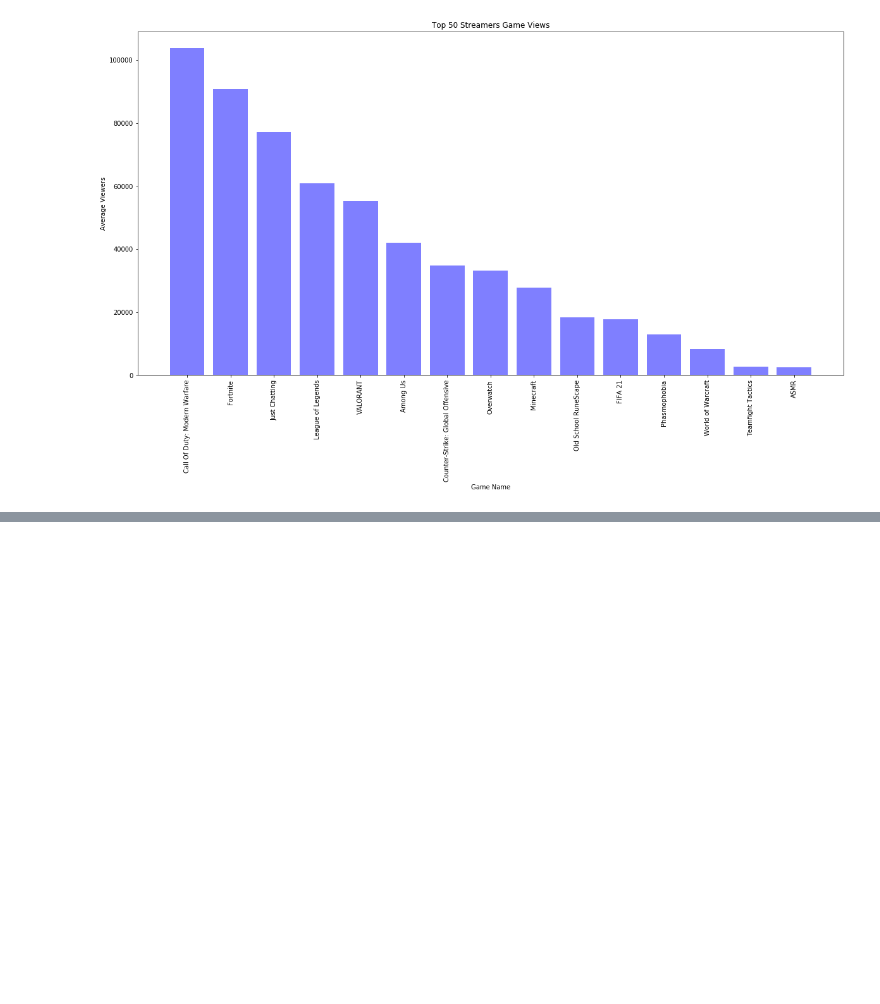
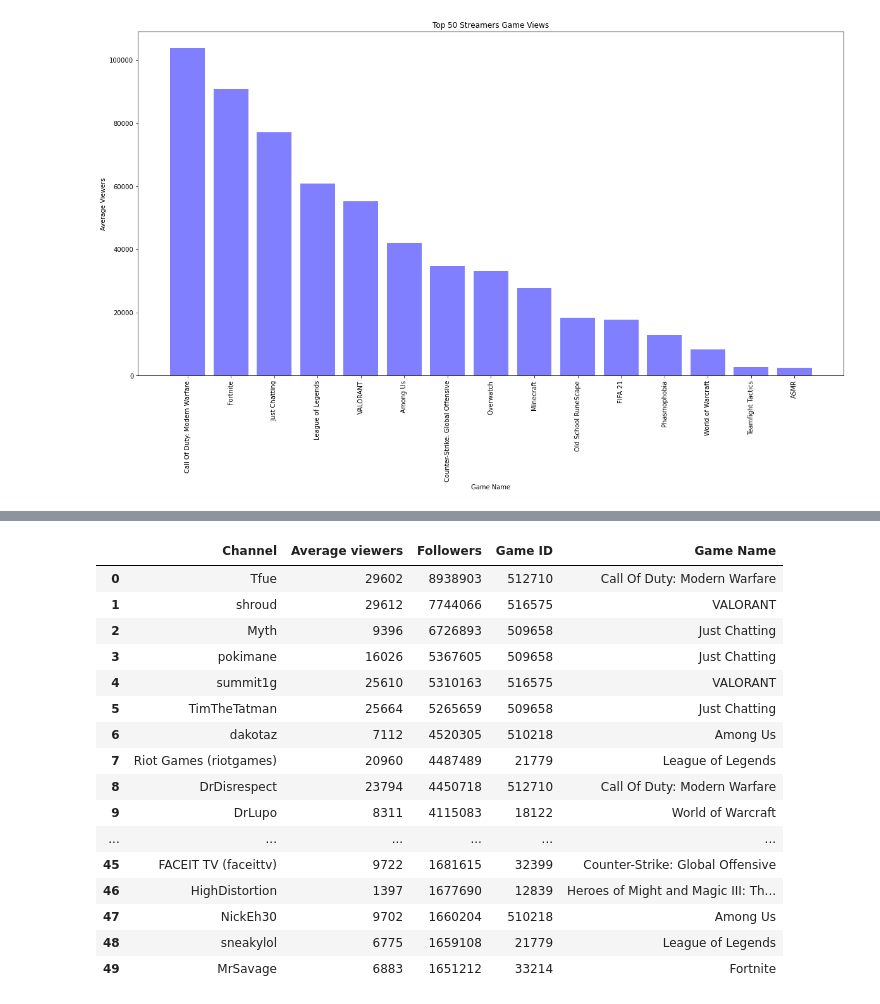
Before and after one commit to asoemardy/great-gaming-googlers, a Jupyter notebook: Top Channel Game Count.ipynb, the cells around one changed output, grey strips where cells are left out. Saved outputs shown, nothing was run; the diff lists cells and outputs as text; code cells hidden in the pictures; blank space fills up the shorter version.

```diff
--- a/Top Channel Game Count.ipynb
+++ b/Top Channel Game Count.ipynb
@@ -145,0 +182,20 @@ df_graph_count
+# %%
+df_top
+# %% [output]
+|  | Channel | Average viewers | Followers | Game ID | Game Name |
+| 0 | Tfue | 29602 | 8938903 | 512710 | Call Of Duty: Modern Warfare |
+| 1 | shroud | 29612 | 7744066 | 516575 | VALORANT |
+| 2 | Myth | 9396 | 6726893 | 509658 | Just Chatting |
+| 3 | pokimane | 16026 | 5367605 | 509658 | Just Chatting |
+| 4 | summit1g | 25610 | 5310163 | 516575 | VALORANT |
+| 5 | TimTheTatman | 25664 | 5265659 | 509658 | Just Chatting |
+| 6 | dakotaz | 7112 | 4520305 | 510218 | Among Us |
+| 7 | Riot Games (riotgames) | 20960 | 4487489 | 21779 | League of Legends |
+| 8 | DrDisrespect | 23794 | 4450718 | 512710 | Call Of Duty: Modern Warfare |
+| 9 | DrLupo | 8311 | 4115083 | 18122 | World of Warcraft |
+| ... | ... | ... | ... | ... | ... |
+| 45 | FACEIT TV (faceittv) | 9722 | 1681615 | 32399 | Counter-Strike: Global Offensive |
+| 46 | HighDistortion | 1397 | 1677690 | 12839 | Heroes of Might and Magic III: Th... |
+| 47 | NickEh30 | 9702 | 1660204 | 510218 | Among Us |
+| 48 | sneakylol | 6775 | 1659108 | 21779 | League of Legends |
+| 49 | MrSavage | 6883 | 1651212 | 33214 | Fortnite |
```
Also changed, not shown: parts of 7 cells of this notebook.
